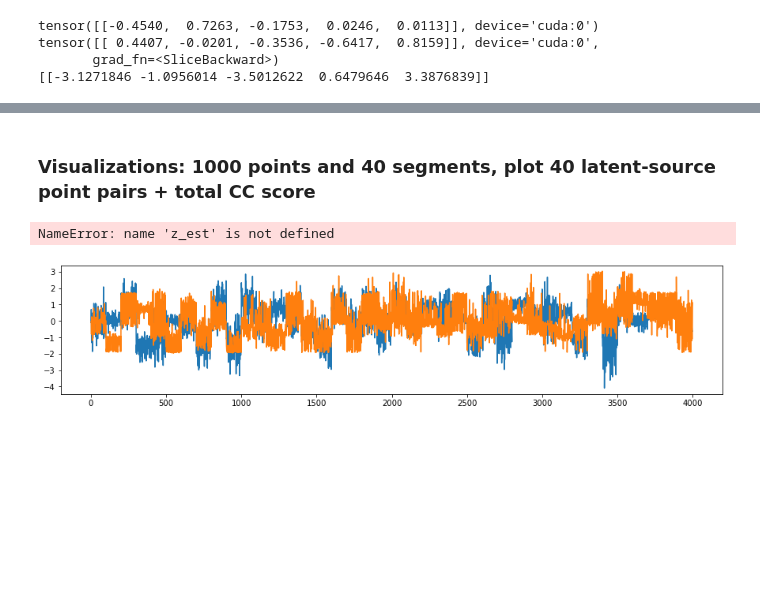
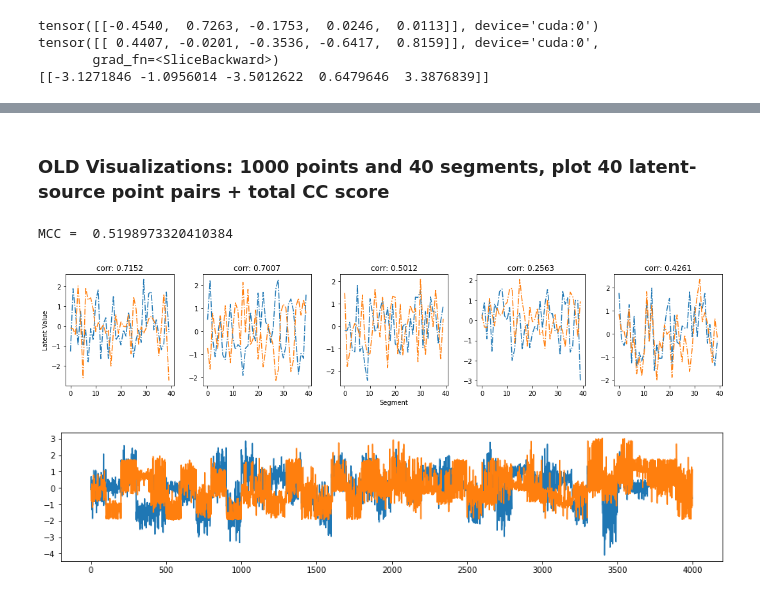
Before and after one commit to TimStolp/iFlow, a Jupyter notebook: Figure_3_visualization.ipynb, the cells around one changed output, grey strips where cells are left out. Cells and saved outputs as stored; diff of their text form; code cells hidden in the pictures; blank space fills up the shorter version.

```diff
--- a/Figure_3_visualization.ipynb
+++ b/Figure_3_visualization.ipynb
@@ -186,38 +234,41 @@ tensor([[ 0.4407, -0.0201, -0.3536, -0.6417,  0.8159]], device='cuda:0',
 # %% [markdown]
-### Visualizations: 1000 points and 40 segments, plot 40 latent-source point pairs + total CC score
+### OLD Visualizations: 1000 points and 40 segments, plot 40 latent-source point pairs + total CC score
 # %%
 n, n_segments = u.shape
 points_per_seg = n // n_segments
 source = s
 est = z_est
 
 # Get correlation coefficients
 corr_coefs, _ = correlation_coefficients(source, est)
 print('MCC = ', mcc(source, est))
 
 # Standardize both signals (mean=0, std=1)
 source = (source - np.mean(source, axis=0)) / np.std(source, axis=0)
 est = (est - np.mean(est, axis=0)) / np.std(est, axis=0)
 
 # Only keep 1 sample per segment (instead of 1000)
 source_subset = np.zeros((40, 5))
 est_subset = np.zeros((40, 5))
 for i in range(n_segments):
 
     source_subset[i] = source[i*points_per_seg + 42, :]
     est_subset[i] = est[i*points_per_seg + 42, :]
 
 
 fig, axes = plt.subplots(1, 5, figsize=(15, 3))
 fig.tight_layout()
 
 for i in range(5):
     axes[i].plot(source_subset[:, i], linestyle='-.')
     axes[i].plot(est_subset[:, i], linestyle='-.')
     axes[i].set_title("corr: " + str(round(corr_coefs[i], 4)))
+axes[2].set_xlabel('Segment')
+axes[0].set_ylabel('Latent Value')
 plt.show()
 # %% [output]
-NameError: name 'z_est' is not defined
+MCC =  0.5198973320410384
+[figure, added]
 # %%
 # plt.figure(figsize=(15, 3))
 # plt.plot(source[:, 1])
```
Also changed, not shown: parts of 9 cells of this notebook, 5 other files.
